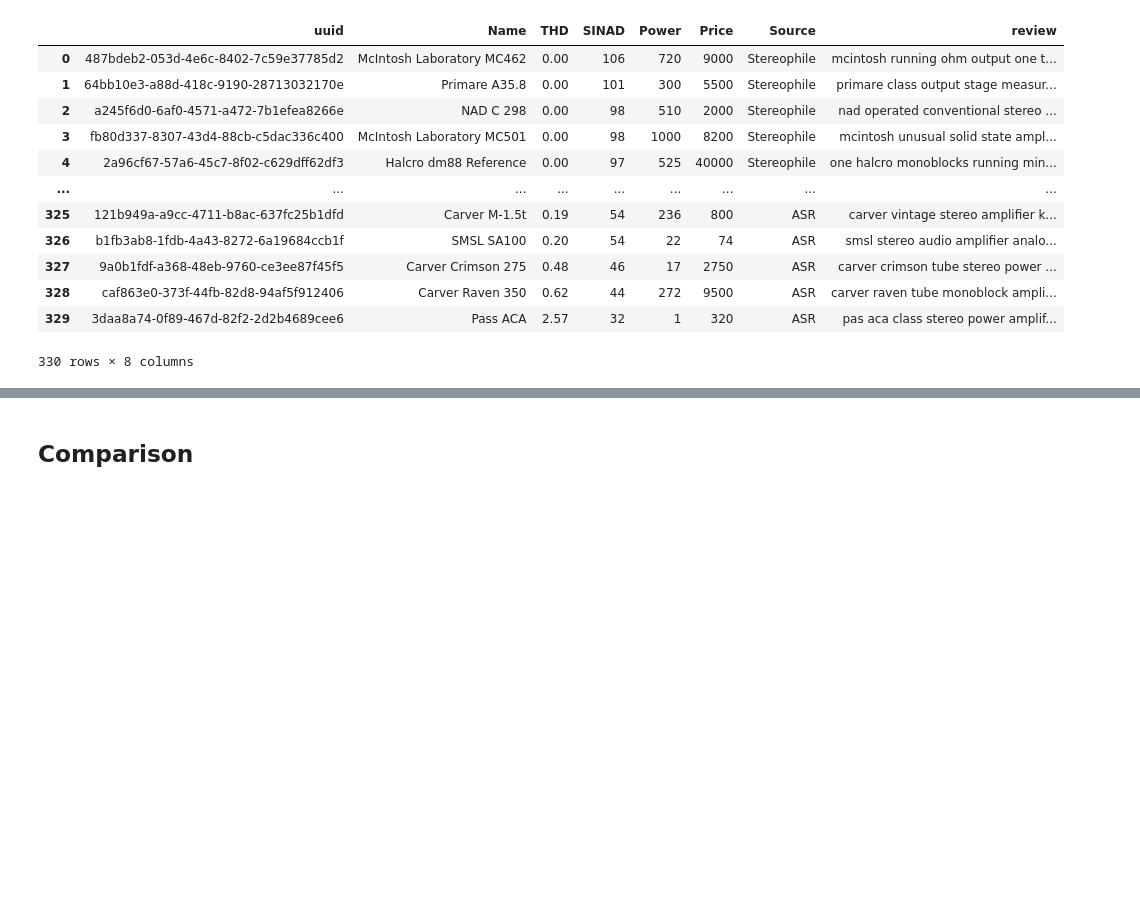
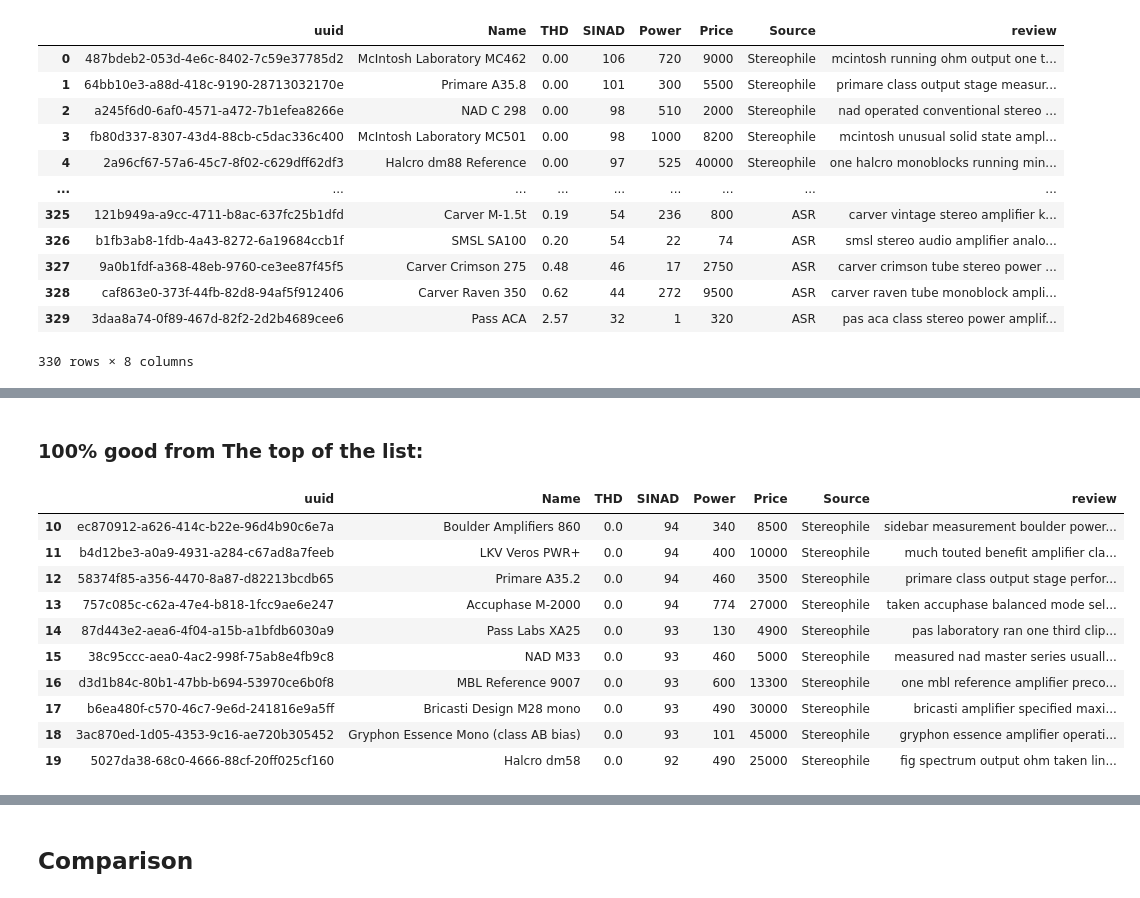
Before and after one commit to hublotik/Audio-reviews-dataset, a Jupyter notebook: normalization.ipynb, the cells around one changed output, grey strips where cells are left out. Drawn from its saved outputs; the diff is of its cells as text; code cells hidden in the pictures; blank space fills up the shorter version.

```diff
--- a/normalization.ipynb
+++ b/normalization.ipynb
@@ -221,0 +215,16 @@ To enable the following instructions: AVX2 FMA, in other operations, rebuild Ten
+# %% [markdown]
+### 100% good from The top of the list:
+# %%
+df_amp[10:20]
+# %% [output]
+|  | uuid | Name | THD | SINAD | Power | Price | Source | review |
+| 10 | ec870912-a626-414c-b22e-96d4b90c6e7a | Boulder Amplifiers 860 | 0.0 | 94 | 340 | 8500 | Stereophile | sidebar measurement boulder power... |
+| 11 | b4d12be3-a0a9-4931-a284-c67ad8a7feeb | LKV Veros PWR+ | 0.0 | 94 | 400 | 10000 | Stereophile | much touted benefit amplifier cla... |
+| 12 | 58374f85-a356-4470-8a87-d82213bcdb65 | Primare A35.2 | 0.0 | 94 | 460 | 3500 | Stereophile | primare class output stage perfor... |
+| 13 | 757c085c-c62a-47e4-b818-1fcc9ae6e247 | Accuphase M-2000 | 0.0 | 94 | 774 | 27000 | Stereophile | taken accuphase balanced mode sel... |
+| 14 | 87d443e2-aea6-4f04-a15b-a1bfdb6030a9 | Pass Labs XA25 | 0.0 | 93 | 130 | 4900 | Stereophile | pas laboratory ran one third clip... |
+| 15 | 38c95ccc-aea0-4ac2-998f-75ab8e4fb9c8 | NAD M33 | 0.0 | 93 | 460 | 5000 | Stereophile | measured nad master series usuall... |
+| 16 | d3d1b84c-80b1-47bb-b694-53970ce6b0f8 | MBL Reference 9007 | 0.0 | 93 | 600 | 13300 | Stereophile | one mbl reference amplifier preco... |
+| 17 | b6ea480f-c570-46c7-9e6d-241816e9a5ff | Bricasti Design M28 mono | 0.0 | 93 | 490 | 30000 | Stereophile | bricasti amplifier specified maxi... |
+| 18 | 3ac870ed-1d05-4353-9c16-ae720b305452 | Gryphon Essence Mono (class AB bias) | 0.0 | 93 | 101 | 45000 | Stereophile | gryphon essence amplifier operati... |
+| 19 | 5027da38-68c0-4666-88cf-20ff025cf160 | Halcro dm58 | 0.0 | 92 | 490 | 25000 | Stereophile | fig spectrum output ohm taken lin... |
```
Also changed, not shown: parts of 32 cells of this notebook.
